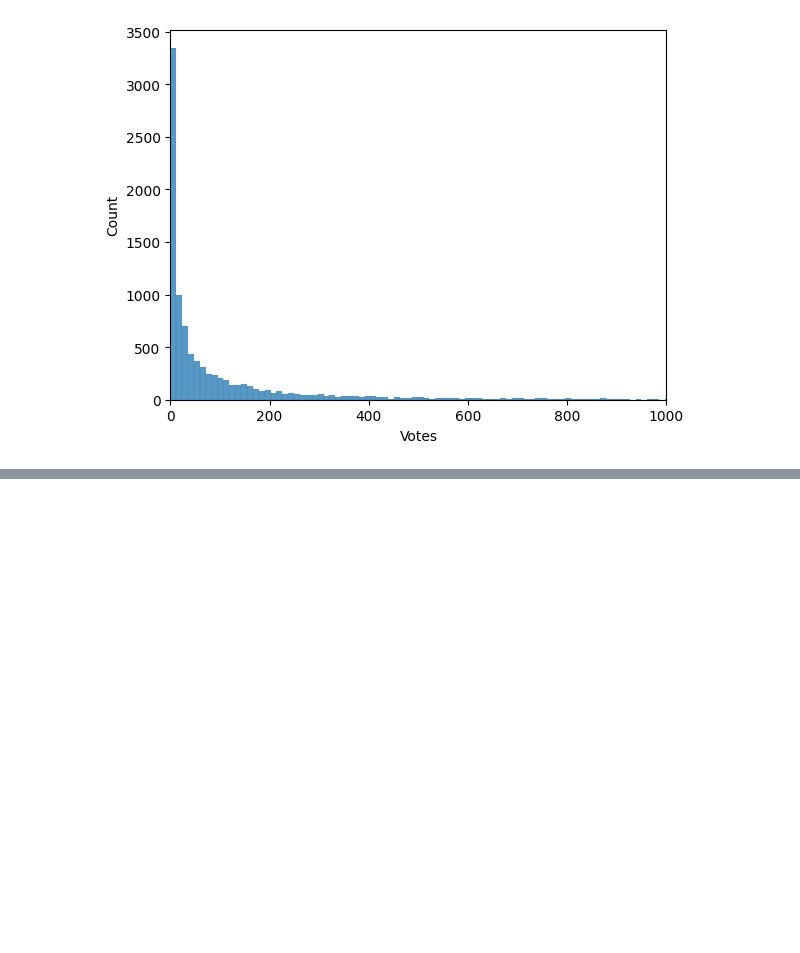
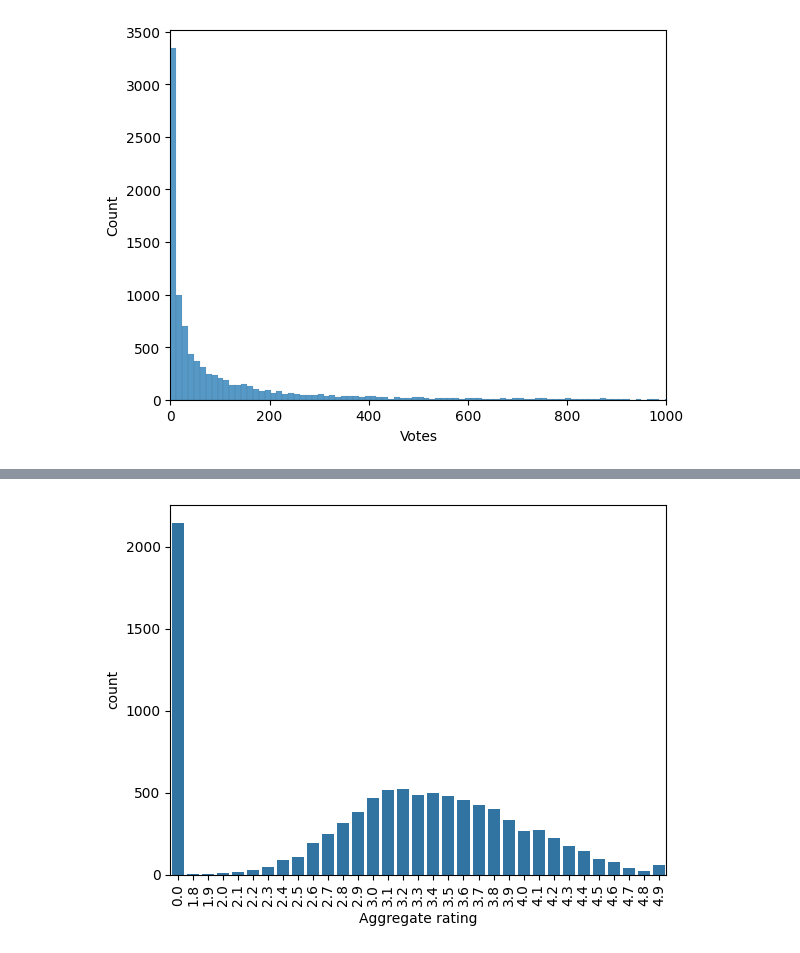
Before and after one commit to Suray-27/Restaurant-Analysis, a Jupyter notebook: Restaurant_analysis.ipynb, the cells around one changed output, grey strips where cells are left out. Cells and saved outputs as stored; diff of their text form; code cells hidden in the pictures; blank space fills up the shorter version.

```diff
--- a/Restaurant_analysis.ipynb
+++ b/Restaurant_analysis.ipynb
@@ -530,0 +528,6 @@ Name: Aggregate rating, dtype: float64
+# %%
+sns.countplot(x = 'Aggregate rating', data = cuisine_df)
+plt.xticks(rotation = 90)
+plt.show()
+# %% [output]
+[figure, added]
```
Also changed, not shown: parts of 11 cells of this notebook.
